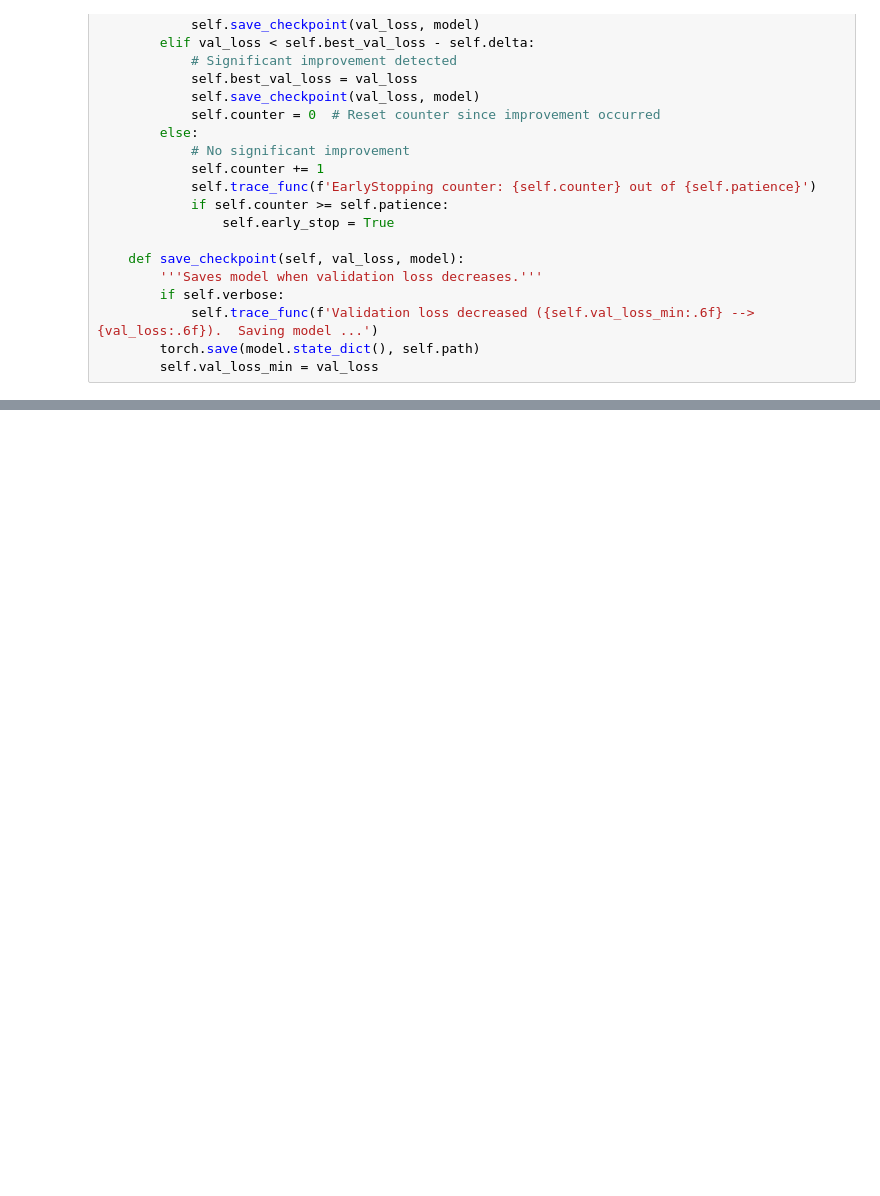
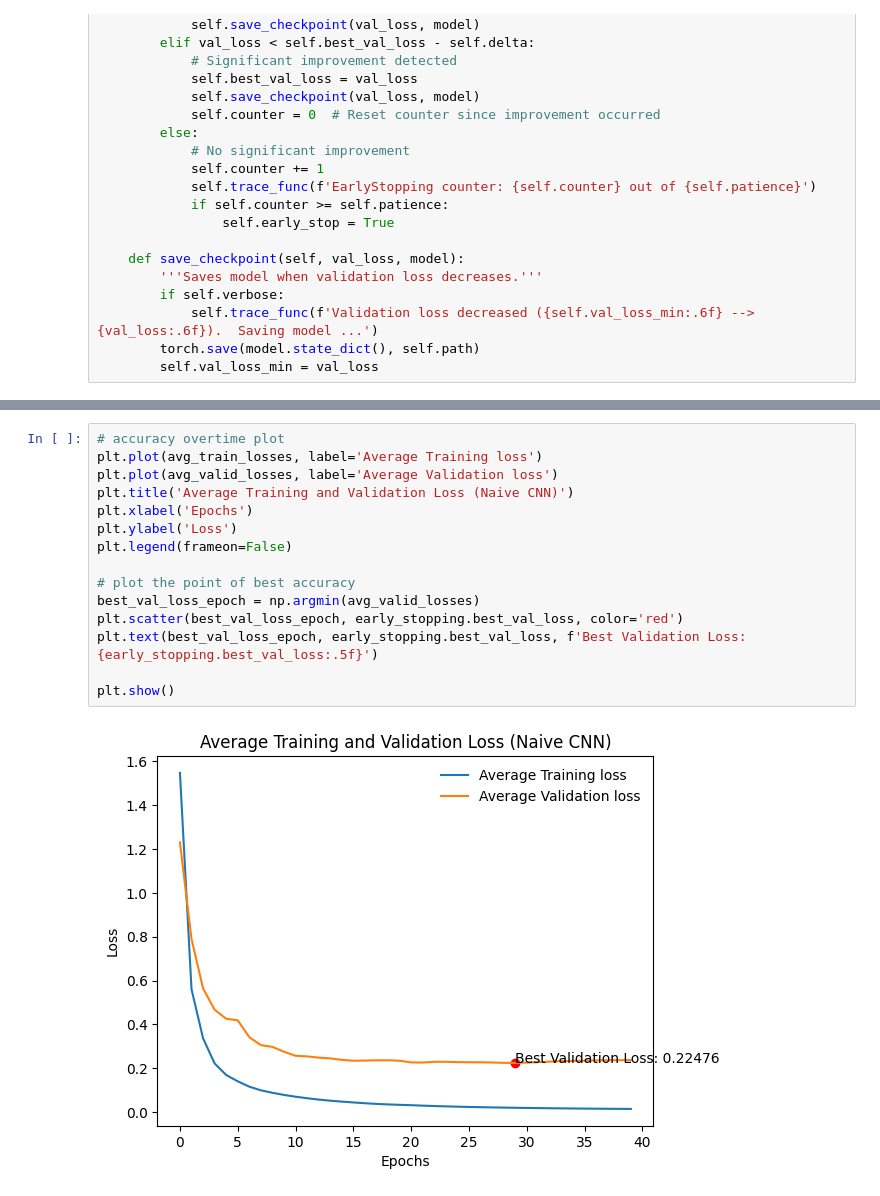
Before and after one commit to wandbrandon/EEL6814-NN, a Jupyter notebook: project1/cnn_project1_cnn.ipynb, the cells around one changed output, grey strips where cells are left out. Cells and saved outputs as stored; diff of their text form; blank space fills up the shorter version.

```diff
--- a/project1/cnn_project1_cnn.ipynb
+++ b/project1/cnn_project1_cnn.ipynb
@@ -259 +292,18 @@ Batch Size: 512
 Number of Epochs: 100
+# %%
+# accuracy overtime plot
+plt.plot(avg_train_losses, label='Average Training loss')
+plt.plot(avg_valid_losses, label='Average Validation loss')
+plt.title('Average Training and Validation Loss (Naive CNN)')
+plt.xlabel('Epochs')
+plt.ylabel('Loss')
+plt.legend(frameon=False)
+
+# plot the point of best accuracy
+best_val_loss_epoch = np.argmin(avg_valid_losses)
+plt.scatter(best_val_loss_epoch, early_stopping.best_val_loss, color='red')
+plt.text(best_val_loss_epoch, early_stopping.best_val_loss, f'Best Validation Loss: {early_stopping.best_val_loss:.5f}')
+
+plt.show()
+# %% [output]
+[figure, added]
```
Also changed, not shown: parts of 6 cells of this notebook, 18 other files.
